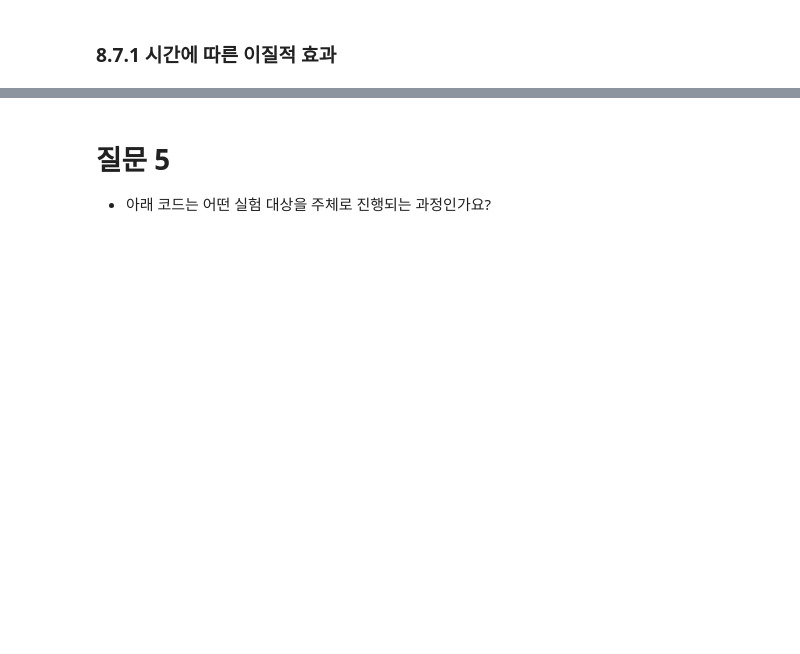
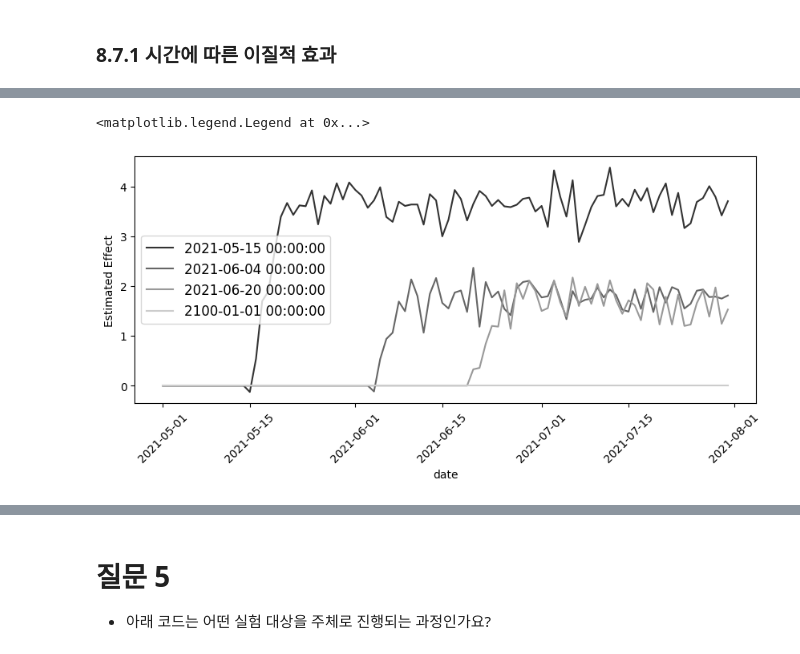
Before and after one commit to skymined/causal-inference-in-python-code, a Jupyter notebook: 인과추론스터디_과제/[6주차과제] 이중차분법.ipynb, the cells around one changed output, grey strips where cells are left out. Saved outputs shown, nothing was run; the diff lists cells and outputs as text; code cells hidden in the pictures; blank space fills up the shorter version.

```diff
--- a/인과추론스터디_과제/[6주차과제] 이중차분법.ipynb
+++ b/인과추론스터디_과제/[6주차과제] 이중차분법.ipynb
@@ -496,17 +806,20 @@ print("Pred. Effect: ", df_pred["effect_hat"].mean())
 # %%
-formula = "engagement ~ ____"
+formula = "engagement ~ treated:post:C(cohort):C(date) + C(city) + C(date)"
 
 twfe_model = smf.ols(formula, data=mkt_data_cohorts_w.astype({"date":str, "cohort": str})).fit()
 
 effects = (twfe_model.params[twfe_model.params.index.str.contains("treated")]
            .reset_index()
            .rename(columns={0:"param"})
            .assign(cohort=lambda d: d["index"].str.extract(r'C\(cohort\)\[(.*)\]:'))
            .assign(date=lambda d: d["index"].str.extract(r':C\(date\)\[(.*)\]'))
            .assign(date=lambda d: pd.to_datetime(d["date"]), cohort=lambda d: pd.to_datetime(d["cohort"])))
 
 plt.figure(figsize=(10,4))
 sns.lineplot(data=effects, x="date", y="param", hue="cohort", palette="gray")
 plt.xticks(rotation=45)
 plt.ylabel("Estimated Effect")
 plt.legend(fontsize=12)
+# %% [output]
+<matplotlib.legend.Legend at 0x...>
+[figure, added]
```
Also changed, not shown: parts of 47 cells of this notebook.
